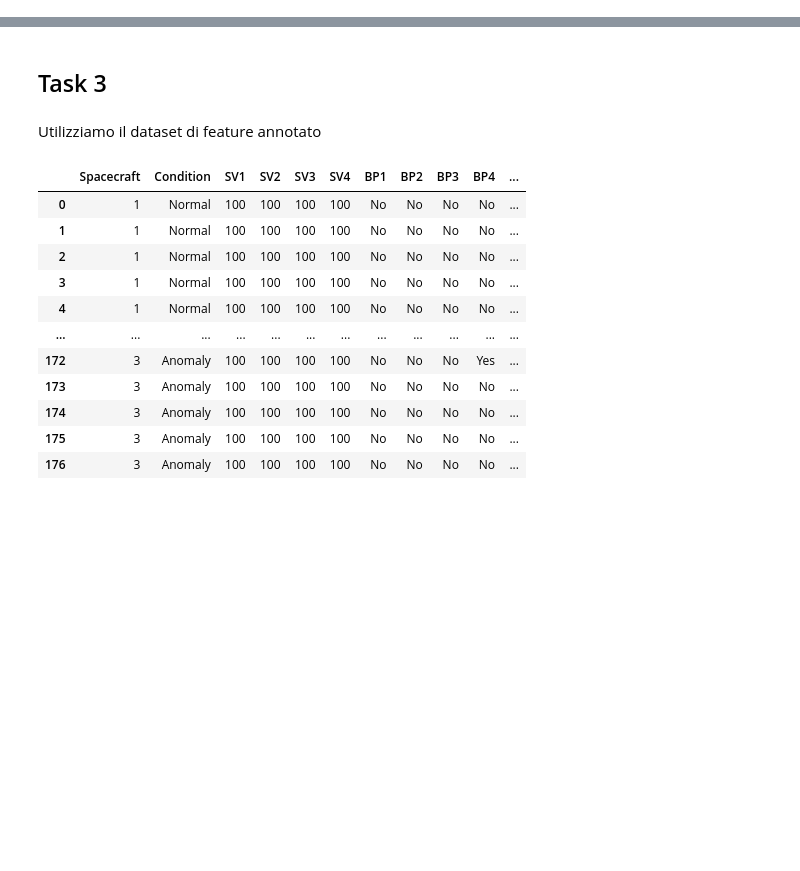
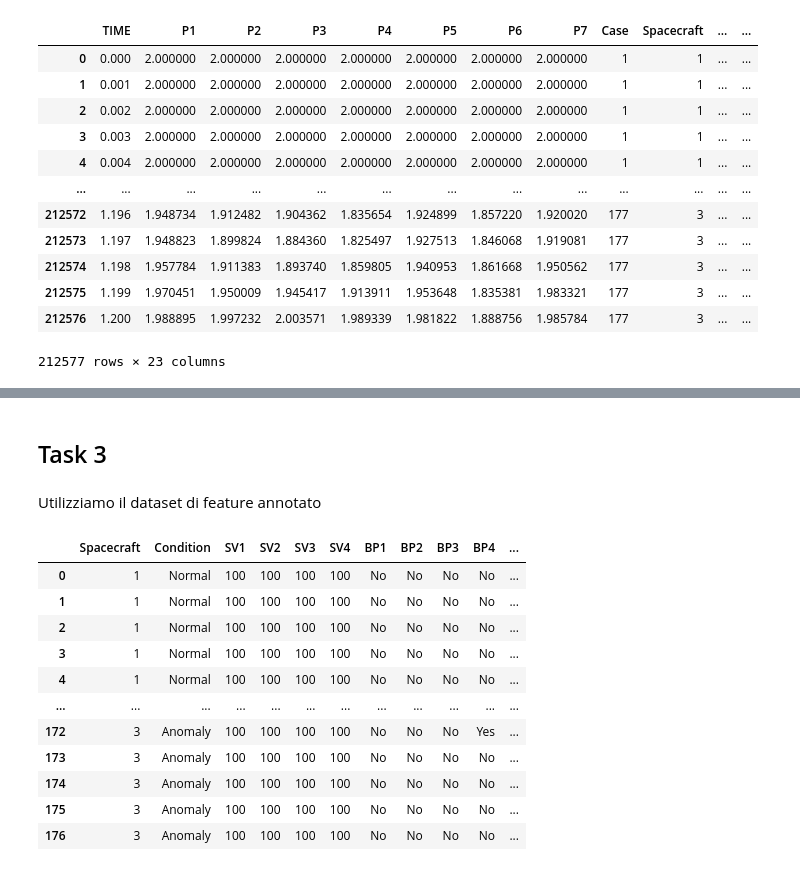
Before and after one commit to enricopierga/C2_PHM_AsiaPacific_2023, a Jupyter notebook: task3/task3.ipynb, the cells around one changed output, grey strips where cells are left out. Saved outputs shown, nothing was run; the diff lists cells and outputs as text; code cells hidden in the pictures; blank space fills up the shorter version.

```diff
--- a/task3/task3.ipynb
+++ b/task3/task3.ipynb
@@ -0,0 +1,23 @@
+# %%
+import os
+import pandas as pd
+
+path_dataframes = os.path.join("..", "dataset", "dataframes")
+file_path = os.path.join(path_dataframes, "train_data_labeled.pkl")
+df_train_task3_labeled= pd.read_pickle(file_path)
+
+df_train_task3_labeled
+# %% [output]
+|  | TIME | P1 | P2 | P3 | P4 | P5 | P6 | P7 | Case | Spacecraft | ... | ... |
+| 0 | 0.000 | 2.000000 | 2.000000 | 2.000000 | 2.000000 | 2.000000 | 2.000000 | 2.000000 | 1 | 1 | ... | ... |
+| 1 | 0.001 | 2.000000 | 2.000000 | 2.000000 | 2.000000 | 2.000000 | 2.000000 | 2.000000 | 1 | 1 | ... | ... |
+| 2 | 0.002 | 2.000000 | 2.000000 | 2.000000 | 2.000000 | 2.000000 | 2.000000 | 2.000000 | 1 | 1 | ... | ... |
+| 3 | 0.003 | 2.000000 | 2.000000 | 2.000000 | 2.000000 | 2.000000 | 2.000000 | 2.000000 | 1 | 1 | ... | ... |
+| 4 | 0.004 | 2.000000 | 2.000000 | 2.000000 | 2.000000 | 2.000000 | 2.000000 | 2.000000 | 1 | 1 | ... | ... |
+| ... | ... | ... | ... | ... | ... | ... | ... | ... | ... | ... | ... | ... |
+| 212572 | 1.196 | 1.948734 | 1.912482 | 1.904362 | 1.835654 | 1.924899 | 1.857220 | 1.920020 | 177 | 3 | ... | ... |
+| 212573 | 1.197 | 1.948823 | 1.899824 | 1.884360 | 1.825497 | 1.927513 | 1.846068 | 1.919081 | 177 | 3 | ... | ... |
+| 212574 | 1.198 | 1.957784 | 1.911383 | 1.893740 | 1.859805 | 1.940953 | 1.861668 | 1.950562 | 177 | 3 | ... | ... |
+| 212575 | 1.199 | 1.970451 | 1.950009 | 1.945417 | 1.913911 | 1.953648 | 1.835381 | 1.983321 | 177 | 3 | ... | ... |
+| 212576 | 1.200 | 1.988895 | 1.997232 | 2.003571 | 1.989339 | 1.981822 | 1.888756 | 1.985784 | 177 | 3 | ... | ... |
+212577 rows × 23 columns
```
Also changed, not shown: parts of 17 cells of this notebook, 9 other files.
